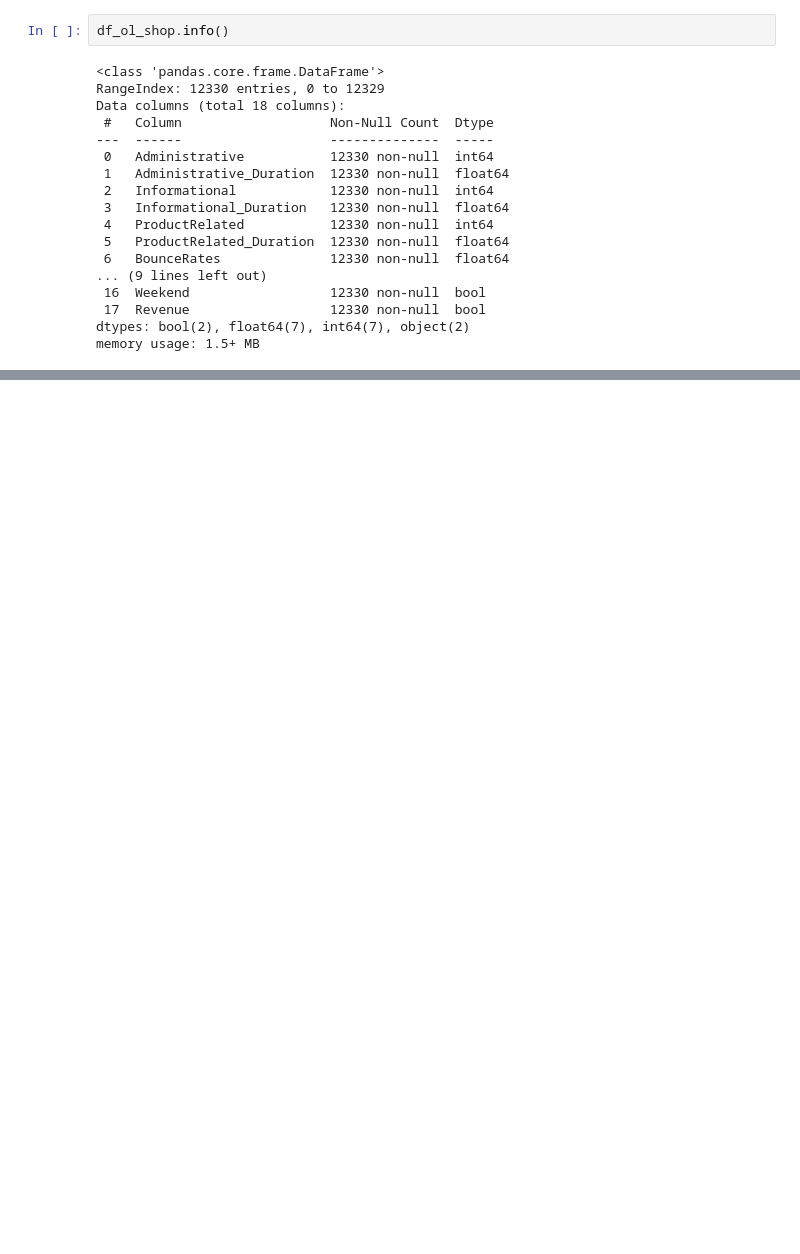
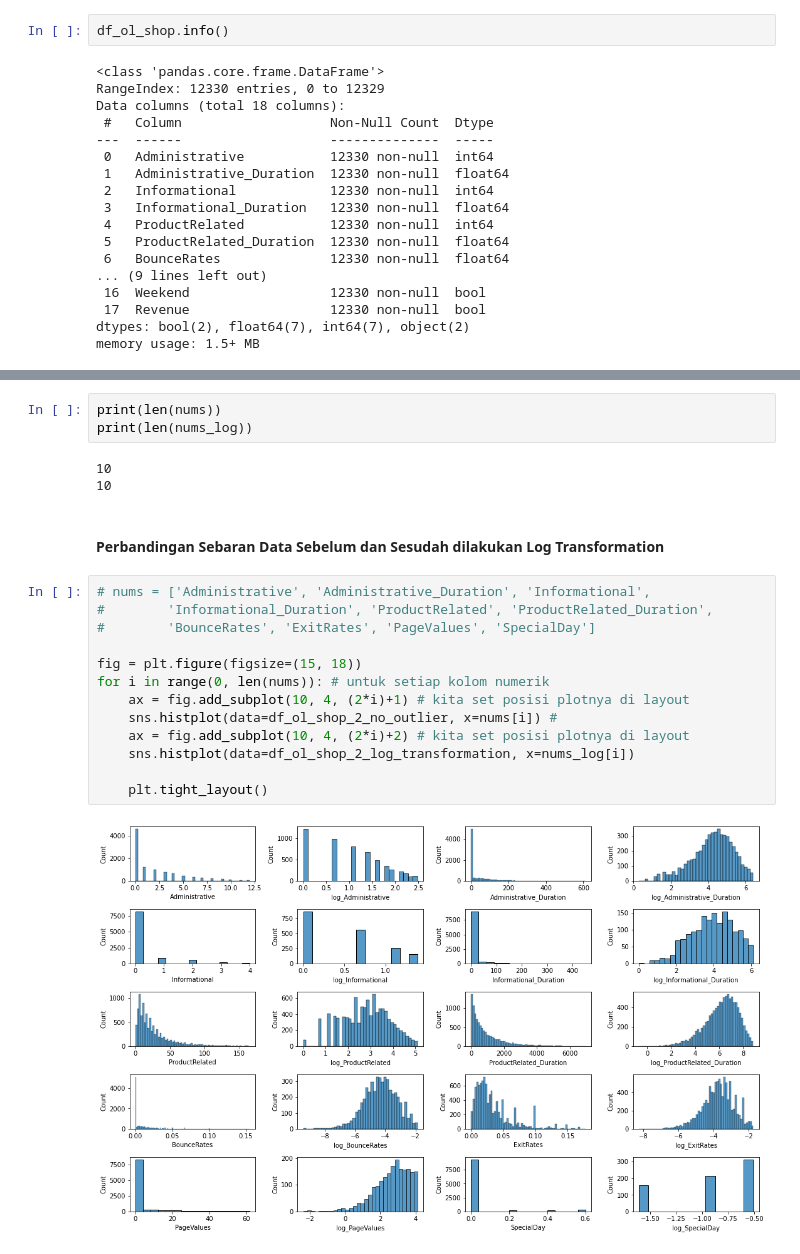
Before and after one commit to rahmars18/FinalProject, a Jupyter notebook: Pre_Processing.ipynb, the cells around one changed output, grey strips where cells are left out. Saved outputs shown, nothing was run; the diff lists cells and outputs as text; blank space fills up the shorter version.

```diff
--- a/Pre_Processing.ipynb
+++ b/Pre_Processing.ipynb
@@ -40,0 +321,23 @@ memory usage: 1.5+ MB
+# %%
+print(len(nums))
+print(len(nums_log))
+# %% [output]
+10
+10
+# %% [markdown]
+#### Perbandingan Sebaran Data Sebelum dan Sesudah dilakukan Log Transformation
+# %%
+# nums = ['Administrative', 'Administrative_Duration', 'Informational',
+#        'Informational_Duration', 'ProductRelated', 'ProductRelated_Duration',
+#        'BounceRates', 'ExitRates', 'PageValues', 'SpecialDay']
+
+fig = plt.figure(figsize=(15, 18))
+for i in range(0, len(nums)): # untuk setiap kolom numerik
+    ax = fig.add_subplot(10, 4, (2*i)+1) # kita set posisi plotnya di layout
+    sns.histplot(data=df_ol_shop_2_no_outlier, x=nums[i]) #
+    ax = fig.add_subplot(10, 4, (2*i)+2) # kita set posisi plotnya di layout
+    sns.histplot(data=df_ol_shop_2_log_transformation, x=nums_log[i])
+
+    plt.tight_layout()
+# %% [output]
+[figure, added]
```
Also changed, not shown: parts of 35 cells of this notebook.
